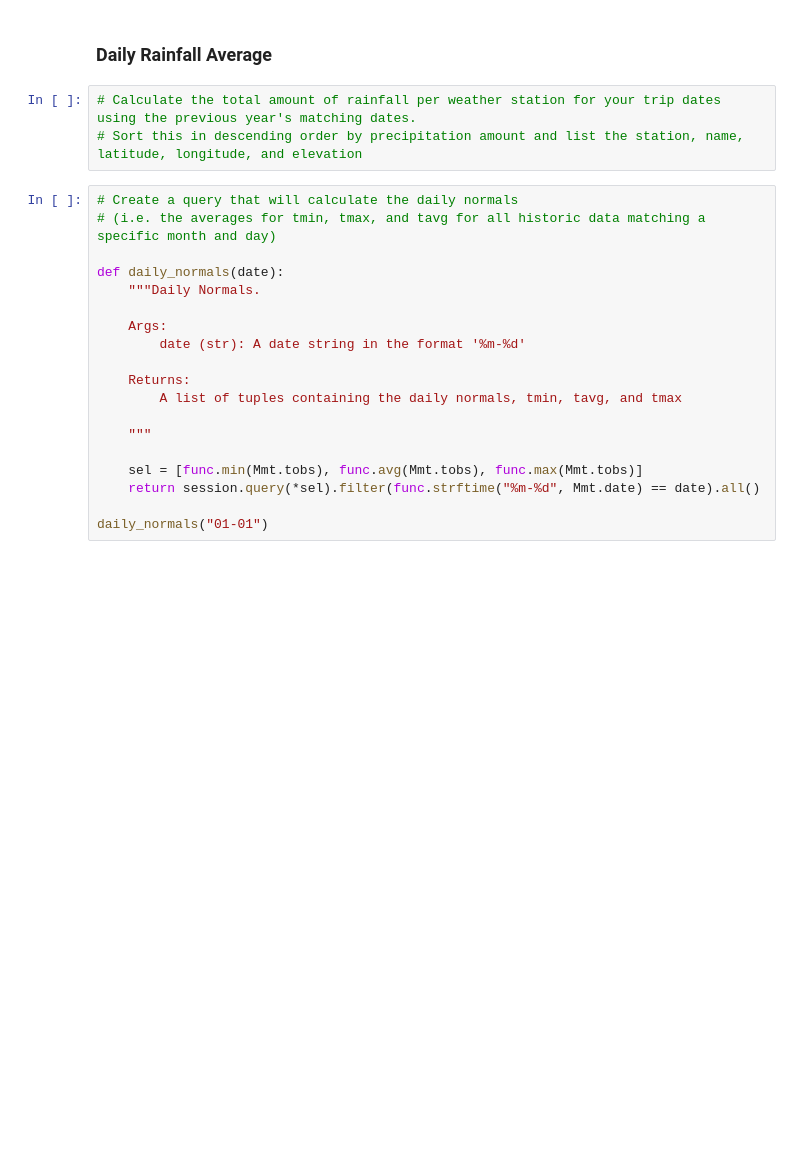
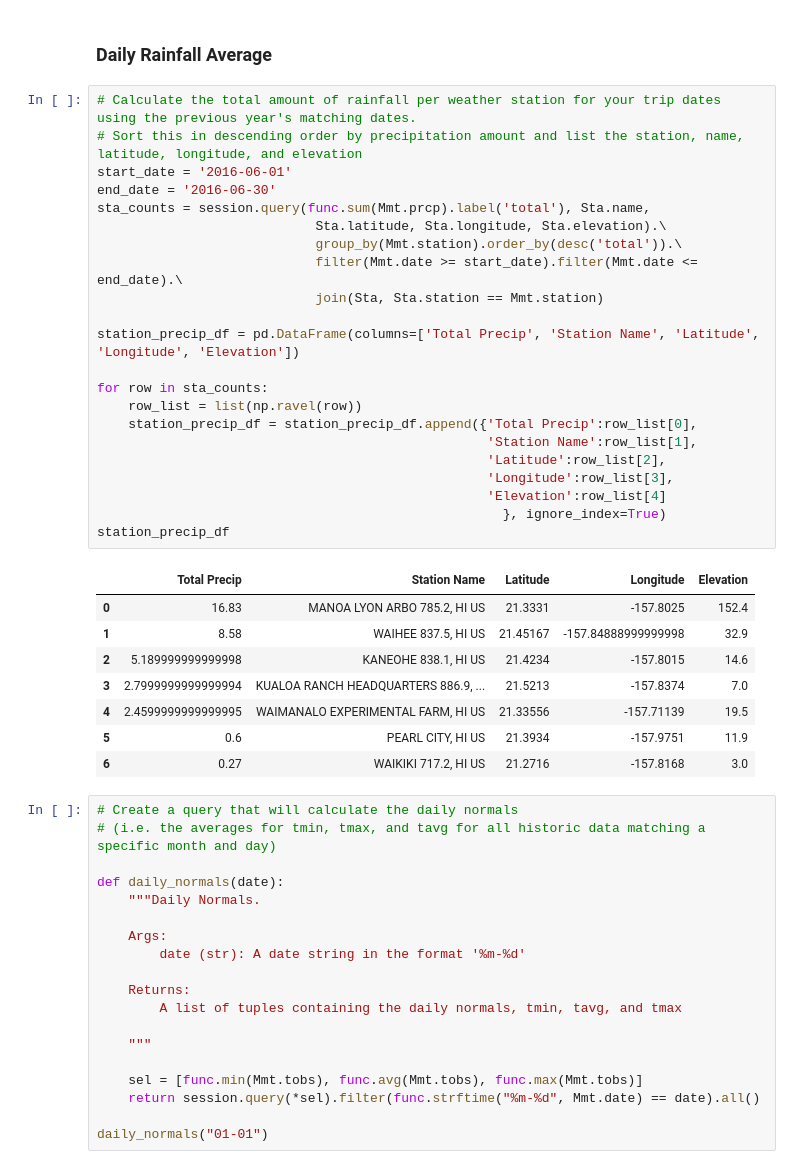
Before and after one commit to rmoesw01/sqlalchemy-challenge, a Jupyter notebook: climate_starter.ipynb, the cells around one changed output. Cells and saved outputs as stored; diff of their text form; blank space fills up the shorter version.

```diff
--- a/climate_starter.ipynb
+++ b/climate_starter.ipynb
@@ -329,6 +329,34 @@ print(t2, p2)
 # %%
 # Calculate the total amount of rainfall per weather station for your trip dates using the previous year's matching dates.
 # Sort this in descending order by precipitation amount and list the station, name, latitude, longitude, and elevation
+start_date = '2016-06-01'
+end_date = '2016-06-30'
+sta_counts = session.query(func.sum(Mmt.prcp).label('total'), Sta.name,
+                            Sta.latitude, Sta.longitude, Sta.elevation).\
+                            group_by(Mmt.station).order_by(desc('total')).\
+                            filter(Mmt.date >= start_date).filter(Mmt.date <= end_date).\
+                            join(Sta, Sta.station == Mmt.station)
+
+station_precip_df = pd.DataFrame(columns=['Total Precip', 'Station Name', 'Latitude', 'Longitude', 'Elevation'])
+
+for row in sta_counts:
+    row_list = list(np.ravel(row))
+    station_precip_df = station_precip_df.append({'Total Precip':row_list[0],
+                                                  'Station Name':row_list[1],
+                                                  'Latitude':row_list[2],
+                                                  'Longitude':row_list[3],
+                                                  'Elevation':row_list[4]
+                                                    }, ignore_index=True)
+station_precip_df
+# %% [output]
+|  | Total Precip | Station Name | Latitude | Longitude | Elevation |
+| 0 | 16.83 | MANOA LYON ARBO 785.2, HI US | 21.3331 | -157.8025 | 152.4 |
+| 1 | 8.58 | WAIHEE 837.5, HI US | 21.45167 | -157.84888999999998 | 32.9 |
+| 2 | 5.189999999999998 | KANEOHE 838.1, HI US | 21.4234 | -157.8015 | 14.6 |
+| 3 | 2.7999999999999994 | KUALOA RANCH HEADQUARTERS 886.9, ... | 21.5213 | -157.8374 | 7.0 |
+| 4 | 2.4599999999999995 | WAIMANALO EXPERIMENTAL FARM, HI US | 21.33556 | -157.71139 | 19.5 |
+| 5 | 0.6 | PEARL CITY, HI US | 21.3934 | -157.9751 | 11.9 |
+| 6 | 0.27 | WAIKIKI 717.2, HI US | 21.2716 | -157.8168 | 3.0 |
 # %%
 # Create a query that will calculate the daily normals
 # (i.e. the averages for tmin, tmax, and tavg for all historic data matching a specific month and day)
```
Also changed, not shown: parts of 3 cells of this notebook.
